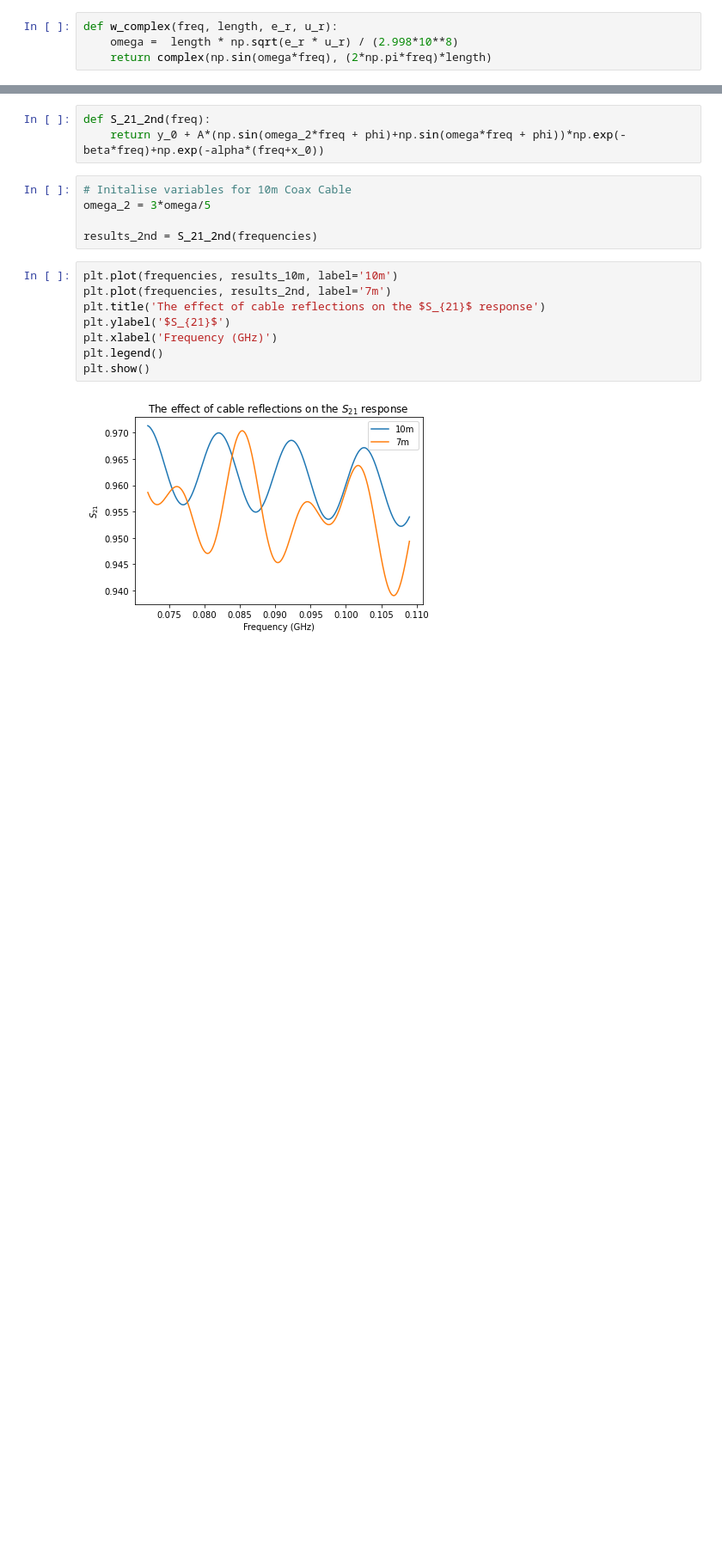
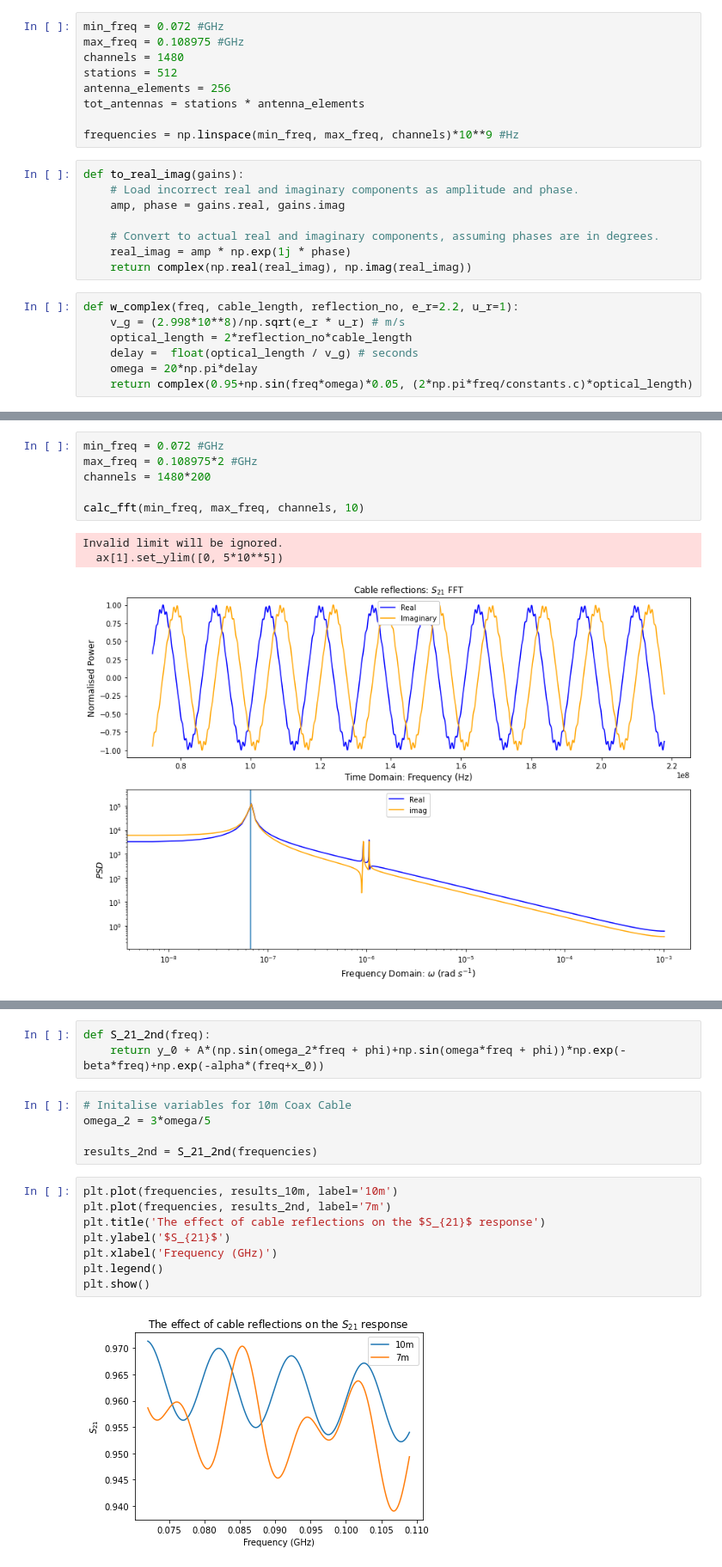
Before and after one commit to oharao/SKA_Power_Spectrum_and_EoR_Window, a Jupyter notebook: Cable Reflections.ipynb, the cells around one changed output, grey strips where cells are left out. Shown: that part at 86% size. Cells and saved outputs as stored; diff of their text form; blank space fills up the shorter version.

```diff
--- a/Cable Reflections.ipynb
+++ b/Cable Reflections.ipynb
@@ -15,4 +10,24 @@ lengths = (7, 10, 12)
+# %%
+min_freq = 0.072 #GHz
+max_freq = 0.108975 #GHz
+channels = 1480
+stations = 512
+antenna_elements = 256
+tot_antennas = stations * antenna_elements
+
+frequencies = np.linspace(min_freq, max_freq, channels)*10**9 #Hz
+# %%
+def to_real_imag(gains):
+    # Load incorrect real and imaginary components as amplitude and phase.
+    amp, phase = gains.real, gains.imag
+
+    # Convert to actual real and imaginary components, assuming phases are in degrees.
+    real_imag = amp * np.exp(1j * phase)
+    return complex(np.real(real_imag), np.imag(real_imag))
 # %%
-def w_complex(freq, length, e_r, u_r):
-    omega =  length * np.sqrt(e_r * u_r) / (2.998*10**8)
-    return complex(np.sin(omega*freq), (2*np.pi*freq)*length)
+def w_complex(freq, cable_length, reflection_no, e_r=2.2, u_r=1):
+    v_g = (2.998*10**8)/np.sqrt(e_r * u_r) # m/s
+    optical_length = 2*reflection_no*cable_length
+    delay =  float(optical_length / v_g) # seconds
+    omega = 20*np.pi*delay
+    return complex(0.95+np.sin(freq*omega)*0.05, (2*np.pi*freq/constants.c)*optical_length)
@@ -72,0 +109,10 @@ def S_21_fit(freq, length):
+# %%
+min_freq = 0.072 #GHz
+max_freq = 0.108975*2 #GHz
+channels = 1480*200
+
+calc_fft(min_freq, max_freq, channels, 10)
+# %% [output]
+Invalid limit will be ignored.
+  ax[1].set_ylim([0, 5*10**5])
+[figure, added]
```
Also changed, not shown: parts of 27 cells of this notebook.
